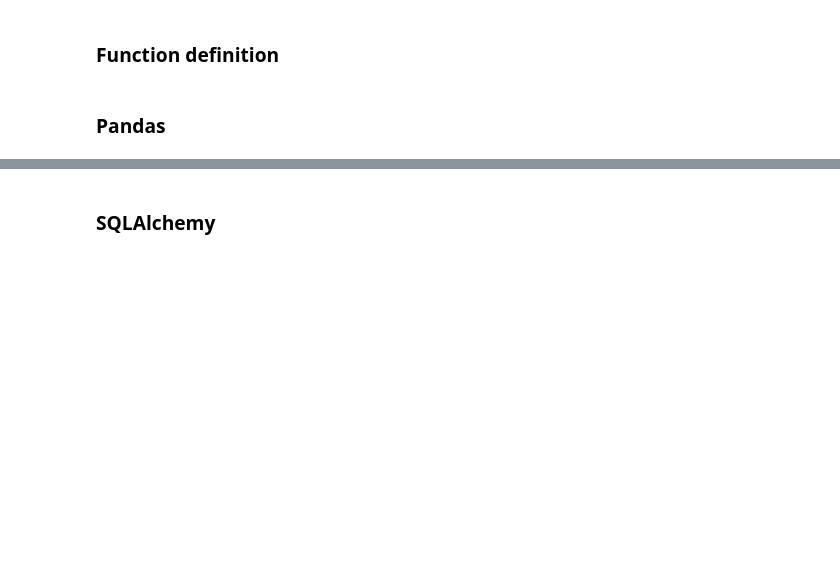
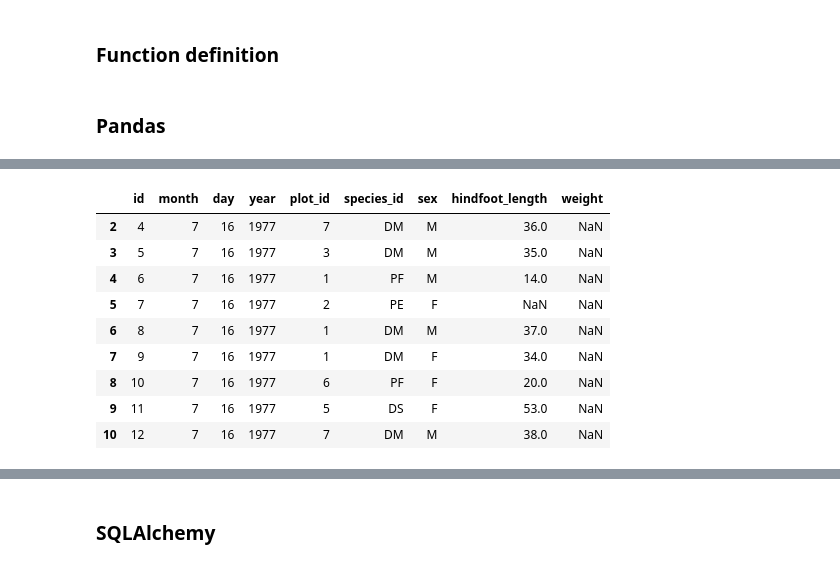
Before and after one commit to johnpfay/handouts, a Jupyter notebook: worksheet-10.ipynb, the cells around one changed output, grey strips where cells are left out. Saved outputs shown, nothing was run; the diff lists cells and outputs as text; code cells hidden in the pictures; blank space fills up the shorter version.

```diff
--- a/worksheet-10.ipynb
+++ b/worksheet-10.ipynb
@@ -134,6 +156,6 @@ toons....
 # %% [markdown]
 ### Pandas
 # %%
-...
-animals = ...("data/animals.csv")
+import pandas as pd
+animals = pd.read_csv("data/animals.csv")
 # %%
@@ -140,0 +174,14 @@ animals....
+# %%
+#Get specific rows (Note it's 1-indexed)
+animals.loc[2:10]
+# %% [output]
+|  | id | month | day | year | plot_id | species_id | sex | hindfoot_length | weight |
+| 2 | 4 | 7 | 16 | 1977 | 7 | DM | M | 36.0 | NaN |
+| 3 | 5 | 7 | 16 | 1977 | 3 | DM | M | 35.0 | NaN |
+| 4 | 6 | 7 | 16 | 1977 | 1 | PF | M | 14.0 | NaN |
+| 5 | 7 | 7 | 16 | 1977 | 2 | PE | F | NaN | NaN |
+| 6 | 8 | 7 | 16 | 1977 | 1 | DM | M | 37.0 | NaN |
+| 7 | 9 | 7 | 16 | 1977 | 1 | DM | F | 34.0 | NaN |
+| 8 | 10 | 7 | 16 | 1977 | 6 | PF | F | 20.0 | NaN |
+| 9 | 11 | 7 | 16 | 1977 | 5 | DS | F | 53.0 | NaN |
+| 10 | 12 | 7 | 16 | 1977 | 7 | DM | M | 38.0 | NaN |
```
Also changed, not shown: parts of 24 cells of this notebook.
